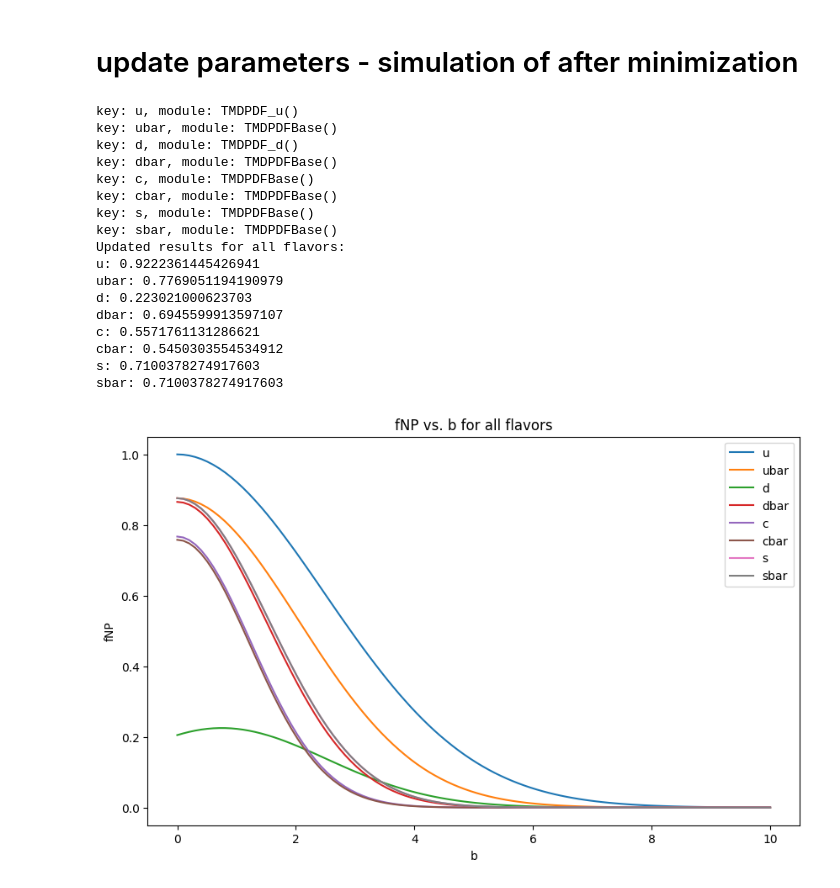
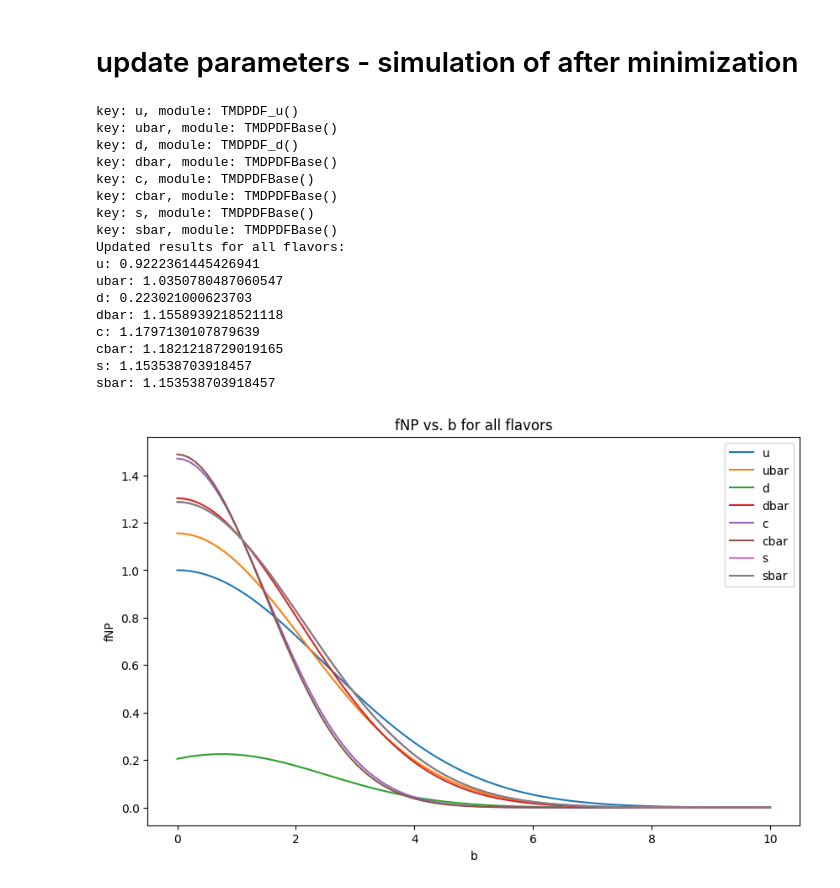
Before and after one commit to quantom-collab/tmd, a Jupyter notebook: map/fNP_tests.ipynb, the cells around one changed output. Drawn from its saved outputs; the diff is of its cells as text; code cells hidden in the pictures.

```diff
--- a/map/fNP_tests.ipynb
+++ b/map/fNP_tests.ipynb
@@ -157,7 +226,7 @@ tensor(0.1021, grad_fn=<SelectBackward0>)
 # Assume you obtain an updated tensor (shape: 9 x max_params) from your fit.
 new_params_tensor = torch.tensor([
     # Row 0: Shared evolution parameter: only first element matters, pad with zeros.
-    [0.27, 0,    0,    0,    0,    0,    0,    0,    0,    0,    0   ],
+    [0.20, 0,    0,    0,    0,    0,    0,    0,    0,    0,    0   ],
     # Row 1: u-quark (11 parameters)
     [0.28, 0.18, 0.14, 0.11, 0.23, 0.19, 0.09, 0.15, 0.13, 0.12, 0.10],
     # Row 2: ubar (3 parameters; remaining entries ignored)
@@ -171,37 +240,37 @@ new_params_tensor = torch.tensor([
     # Row 6: cbar (3 parameters)
     [0.33, 0.23, 0.18, 0.0,  0.0,  0.0,  0.0,  0.0,  0.0,  0.0,  0.0 ],
     # Row 7: s-quark (3 parameters)
     [0.21, 0.11, 0.11, 0.0,  0.0,  0.0,  0.0,  0.0,  0.0,  0.0,  0.0 ],
     # Row 8: sbar (3 parameters)
     [0.21, 0.11, 0.11, 0.0,  0.0,  0.0,  0.0,  0.0,  0.0,  0.0,  0.0 ]
 ], dtype=torch.float32)
 
 model_fNP.set_parameters(new_params_tensor)
 
 # Evaluate again.
 results_updated = model_fNP(x, b)
 print("Updated results for all flavors:")
 for flavor, val in results_updated.items():
     print(f"{flavor}: {val.item()}")
 
 # Call the plotting function again.
 utl.plot_fNP(model_fNP, x)
 # %% [output]
 key: u, module: TMDPDF_u()
 key: ubar, module: TMDPDFBase()
 key: d, module: TMDPDF_d()
 key: dbar, module: TMDPDFBase()
 key: c, module: TMDPDFBase()
 key: cbar, module: TMDPDFBase()
 key: s, module: TMDPDFBase()
 key: sbar, module: TMDPDFBase()
 Updated results for all flavors:
 u: 0.9222361445426941
-ubar: 0.7769051194190979
+ubar: 1.0350780487060547
 d: 0.223021000623703
-dbar: 0.6945599913597107
-c: 0.5571761131286621
-cbar: 0.5450303554534912
-s: 0.7100378274917603
-sbar: 0.7100378274917603
+dbar: 1.1558939218521118
+c: 1.1797130107879639
+cbar: 1.1821218729019165
+s: 1.153538703918457
+sbar: 1.153538703918457
-[figure, old version]
+[figure, new version]
```
Also changed, not shown: parts of 5 cells of this notebook, 3 other files.
